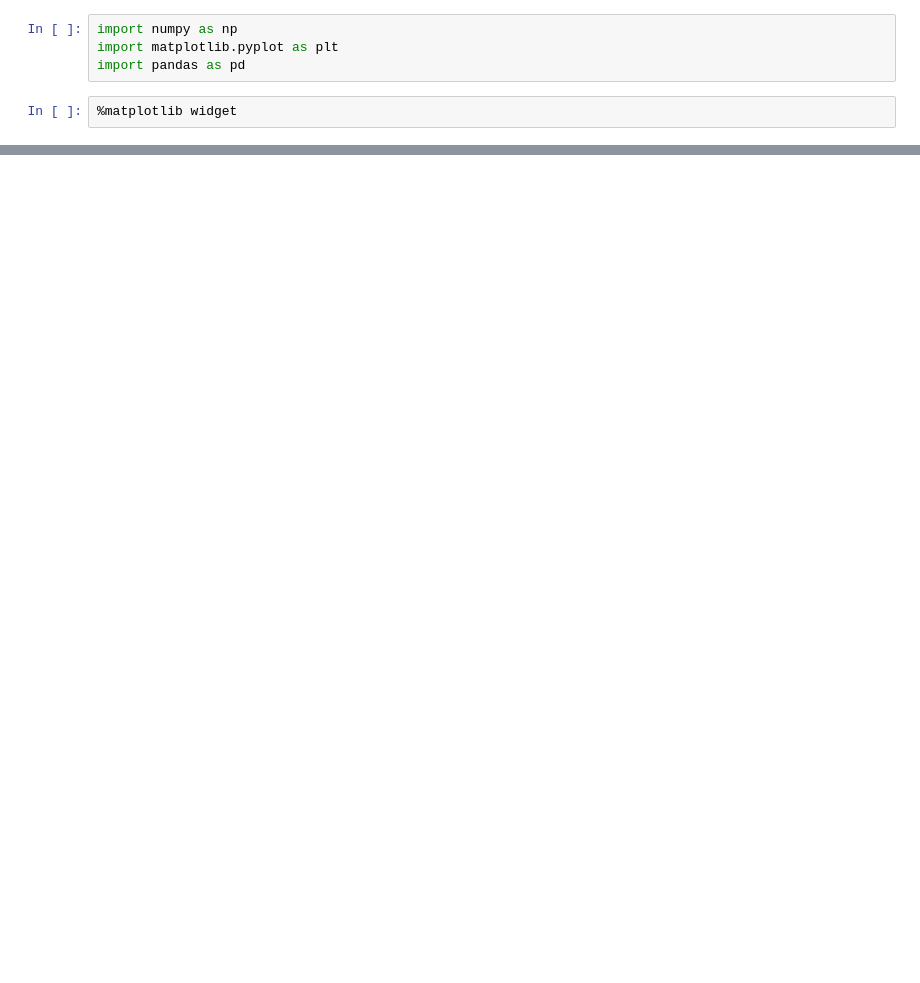
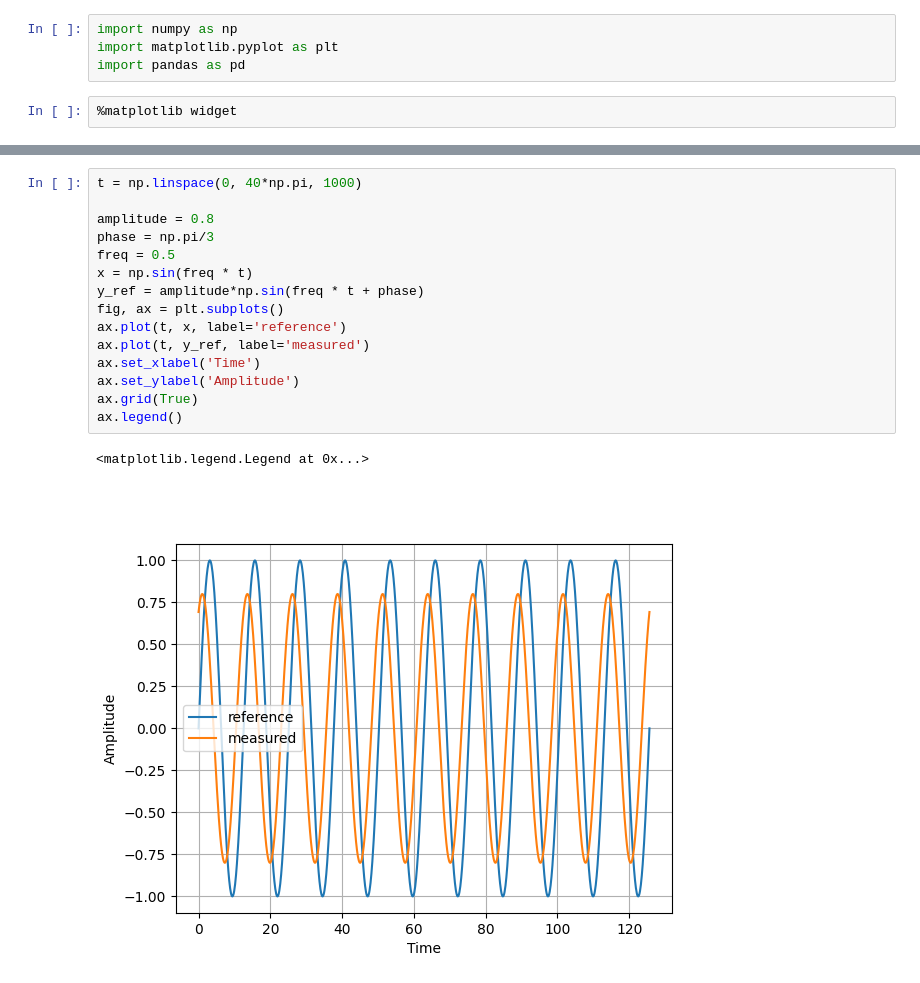
Before and after one commit to sapar82/NDT, a Jupyter notebook: analyse.ipynb, the cells around one changed output, grey strips where cells are left out. Drawn from its saved outputs; the diff is of its cells as text; blank space fills up the shorter version.

```diff
--- a/analyse.ipynb
+++ b/analyse.ipynb
@@ -6,0 +40,18 @@ import pandas as pd
+# %%
+t = np.linspace(0, 40*np.pi, 1000)
+
+amplitude = 0.8
+phase = np.pi/3
+freq = 0.5
+x = np.sin(freq * t)
+y_ref = amplitude*np.sin(freq * t + phase)
+fig, ax = plt.subplots()
+ax.plot(t, x, label='reference')
+ax.plot(t, y_ref, label='measured')
+ax.set_xlabel('Time')
+ax.set_ylabel('Amplitude')
+ax.grid(True)
+ax.legend()
+# %% [output]
+<matplotlib.legend.Legend at 0x...>
+[figure, added]
```
Also changed, not shown: parts of 5 cells of this notebook, 6 other files.
